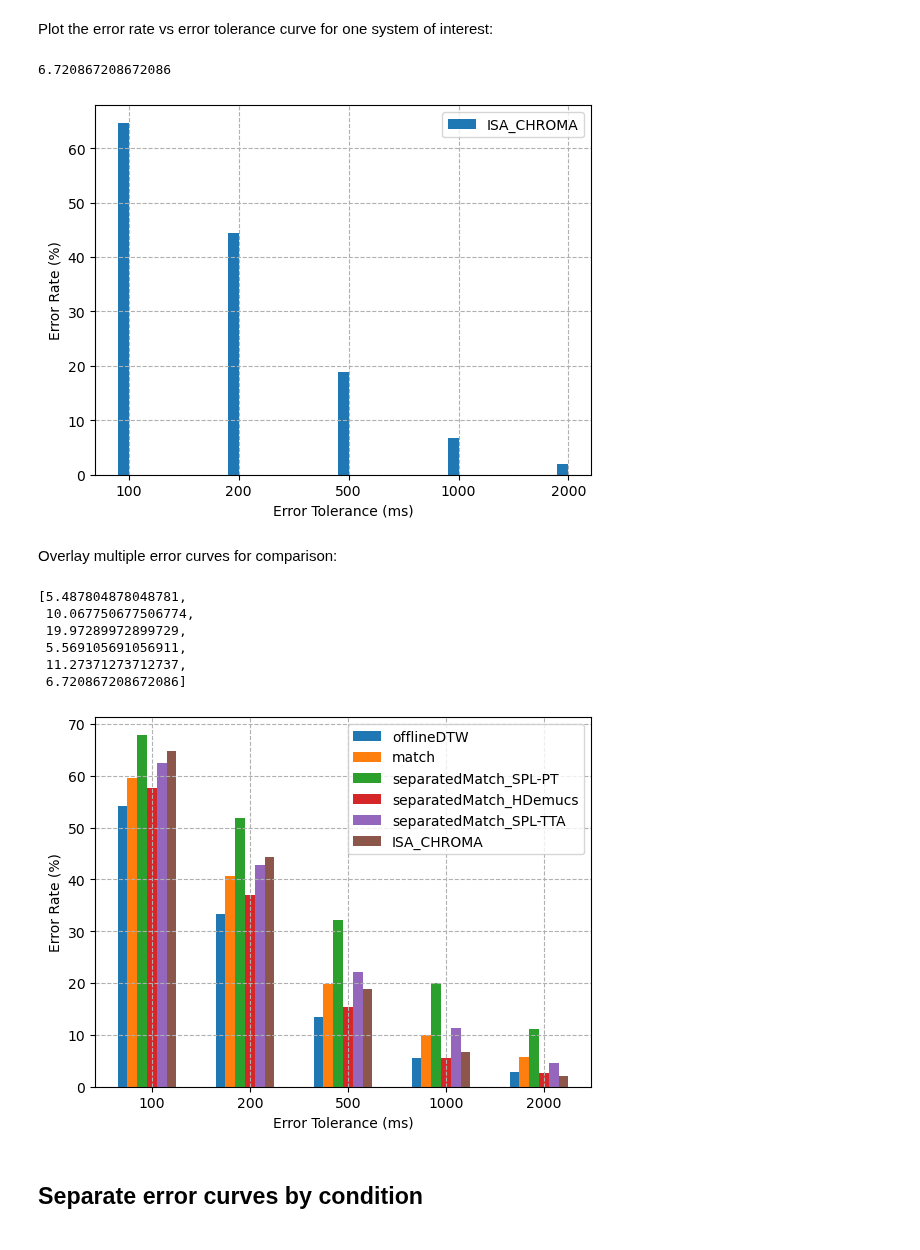
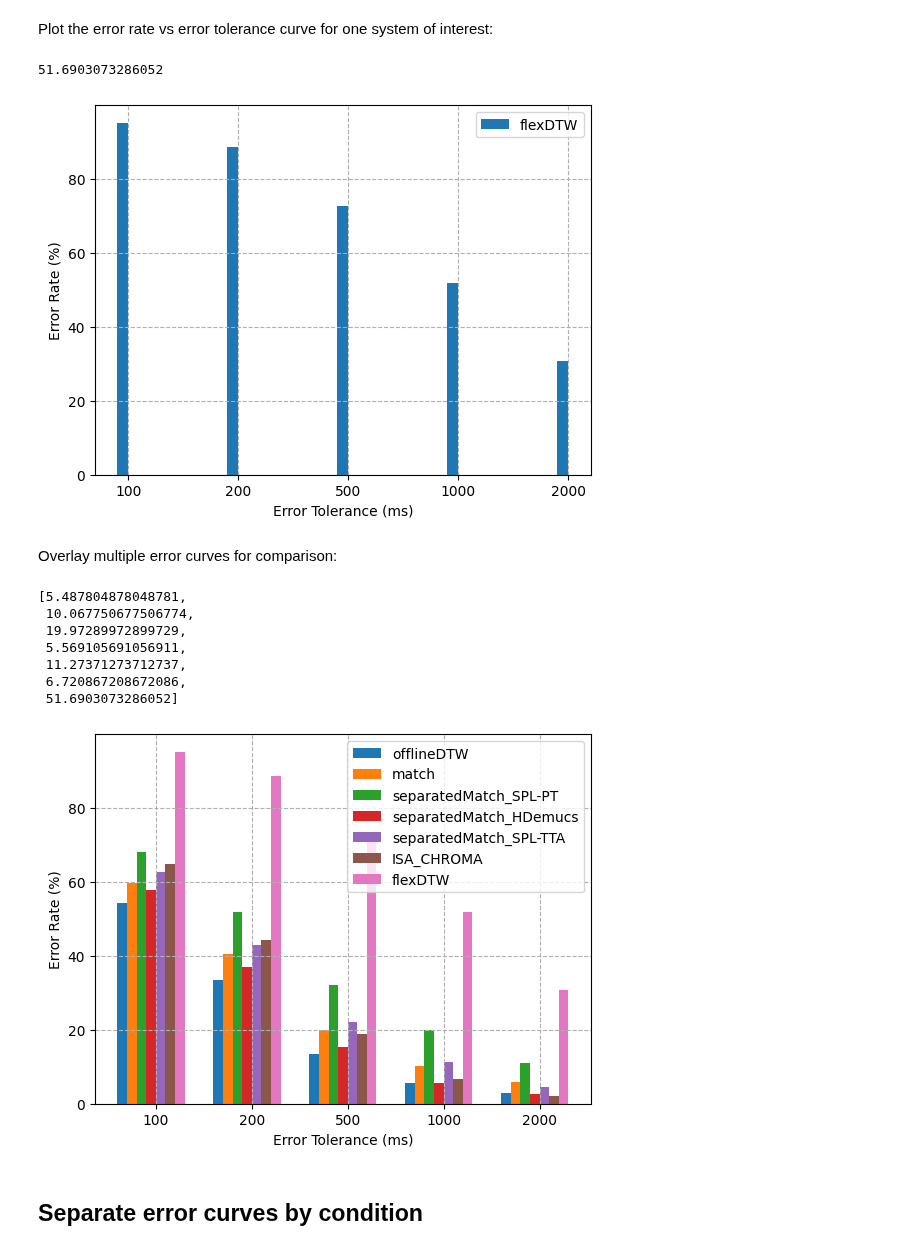
Before and after one commit to HMC-MIR/PianoConcertoAccompaniment, a Jupyter notebook: 03_Evaluate.ipynb, the cells around one changed output. Drawn from its saved outputs; the diff is of its cells as text; code cells hidden in the pictures.

Commit message:
Initial OfflineFlexDTW3D Results

```diff
--- a/03_Evaluate.ipynb
+++ b/03_Evaluate.ipynb
@@ -20,7 +20,7 @@ import eval_tools
 # %% [markdown]
 First we calculate the alignment errors of a given system on all evaluated measures.
 # %%
-exp_dir = 'experiments/separatedMatch_SPL-PT' # change
+exp_dir = 'experiments/flexDTW' # change
 scenarios_dir = 'scenarios'
 eval_dir = 'eval/' + os.path.basename(exp_dir)
 eval_tools.calcAlignErrors_batch(exp_dir, scenarios_dir, eval_dir)
@@ -81,27 +81,28 @@ def plotErrorVsTolerance(eval_dirs, maxTol, savefile = None, style='bar', bar_to
 Plot the error rate vs error tolerance curve for one system of interest:
 # %%
 maxTol = 5000 # in milliseconds
-eval_dir = 'eval/ISA_CHROMA'
+eval_dir = 'eval/flexDTW'
 errRates_list, tols = plotErrorVsTolerance([eval_dir], maxTol, savefile=False)
 errRates_list[0][1000]*100.0
 # %% [output]
-6.720867208672086
+51.6903073286052
-[figure, old version]
+[figure, new version]
 # %% [markdown]
 Overlay multiple error curves for comparison:
 # %%
-systems_to_compare = ['offlineDTW', 'match', 'separatedMatch_SPL-PT', 'separatedMatch_HDemucs', 'separatedMatch_SPL-TTA', 'ISA_CHROMA']
+systems_to_compare = ['offlineDTW', 'match', 'separatedMatch_SPL-PT', 'separatedMatch_HDemucs', 'separatedMatch_SPL-TTA', 'ISA_CHROMA', 'flexDTW']
 eval_dirs = [f'eval/{s}' for s in systems_to_compare]
 errRates_list, tols = plotErrorVsTolerance(eval_dirs, maxTol, savefile=False)
 [errRates_list[i][1000]*100.0 for i in range(len(eval_dirs))]
 # %% [output]
 [5.487804878048781,
  10.067750677506774,
  19.97289972899729,
  5.569105691056911,
  11.27371273712737,
- 6.720867208672086]
+ 6.720867208672086,
+ 51.6903073286052]
-[figure, old version]
+[figure, new version]
 # %% [markdown]
 ## Separate error curves by condition
 # %% [markdown]
```
Also changed, not shown: parts of 5 cells of this notebook, 4 other files.
